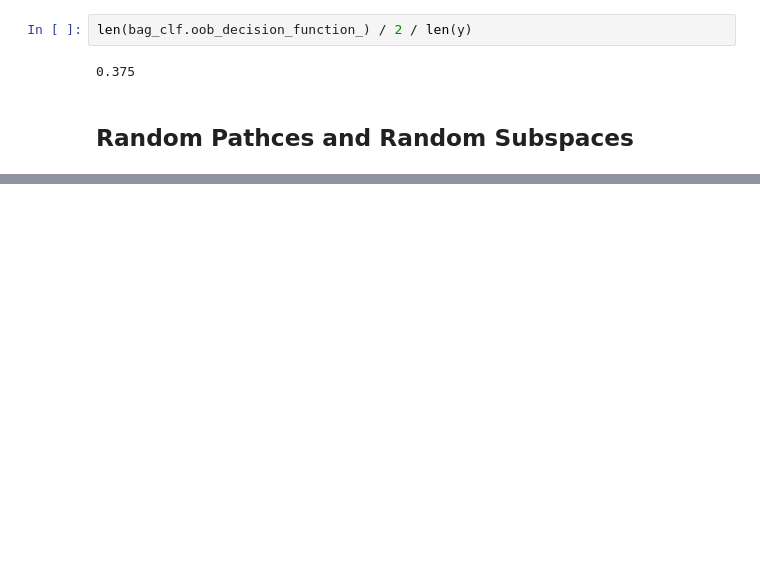
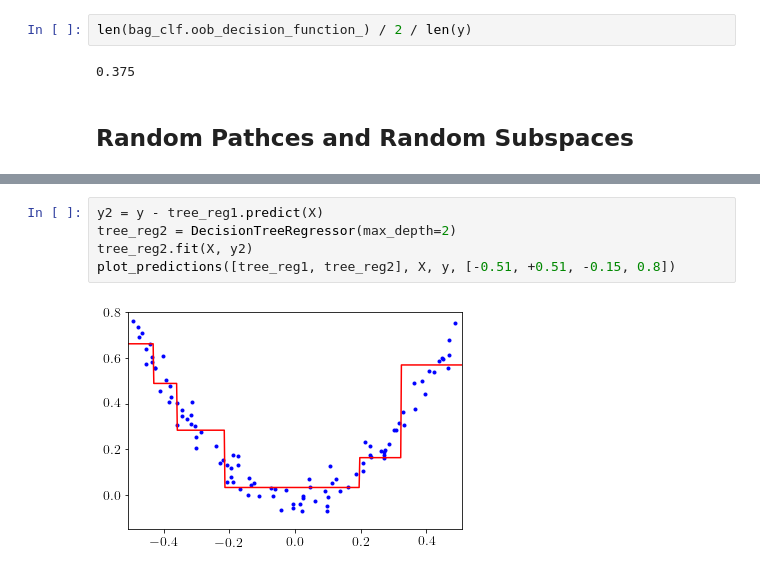
Before and after one commit to beginner1010/MachineLearning, a Jupyter notebook: Chapter 7 Ensemble Learning and Random Forest.ipynb, the cells around one changed output, grey strips where cells are left out. Saved outputs shown, nothing was run; the diff lists cells and outputs as text; blank space fills up the shorter version.

```diff
--- a/Chapter 7 Ensemble Learning and Random Forest.ipynb
+++ b/Chapter 7 Ensemble Learning and Random Forest.ipynb
@@ -153,0 +301,7 @@ len(bag_clf.oob_decision_function_) / 2 / len(y)
+# %%
+y2 = y - tree_reg1.predict(X)
+tree_reg2 = DecisionTreeRegressor(max_depth=2)
+tree_reg2.fit(X, y2)
+plot_predictions([tree_reg1, tree_reg2], X, y, [-0.51, +0.51, -0.15, 0.8])
+# %% [output]
+[figure, added]
```
Also changed, not shown: parts of 28 cells of this notebook.
